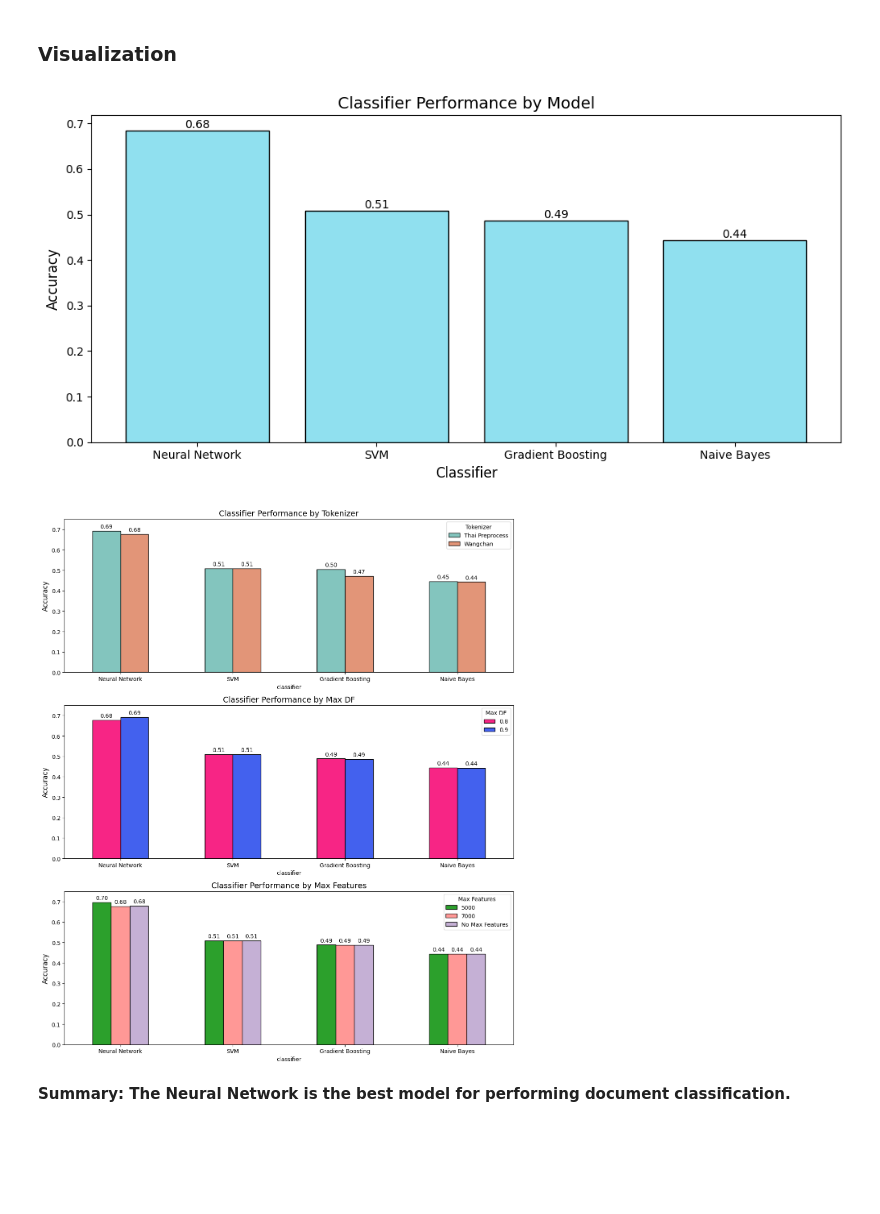
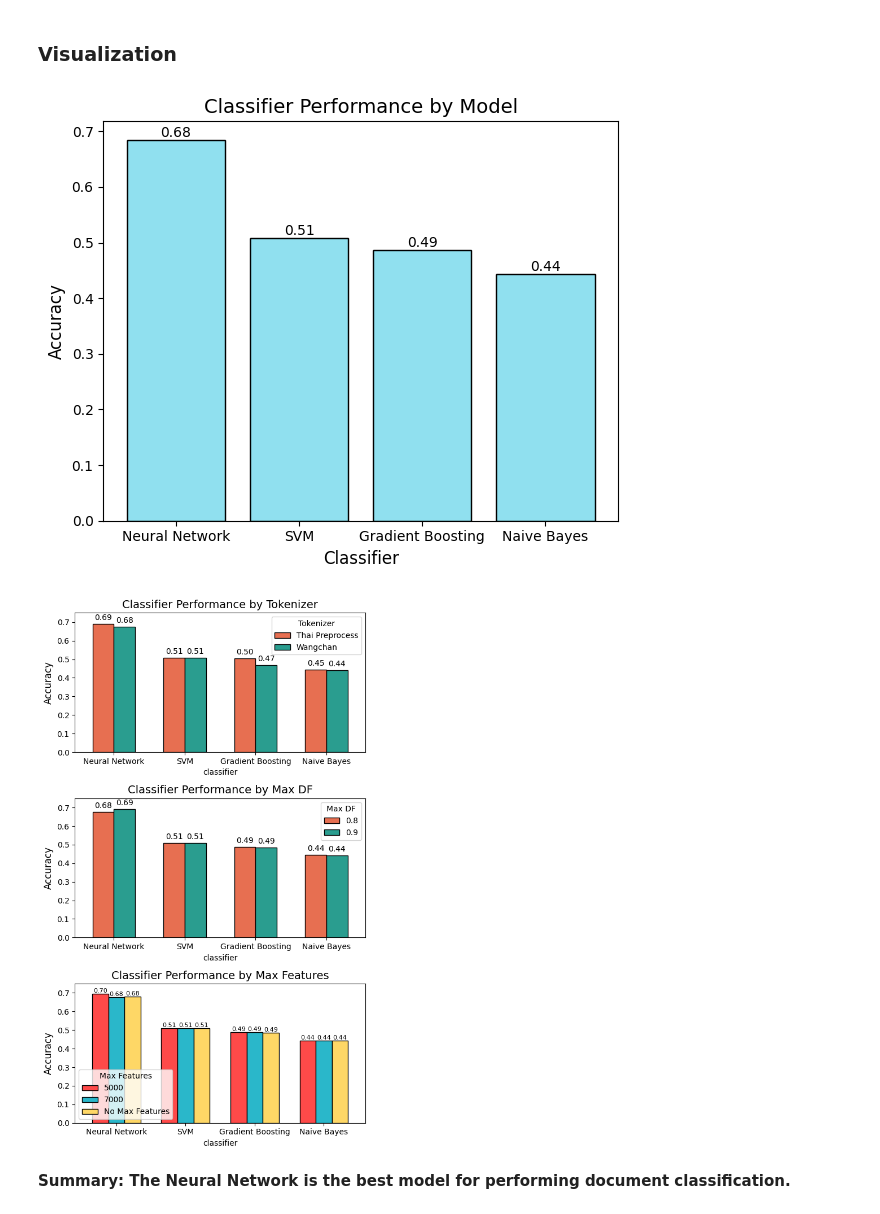
Before and after one commit to iffan20/Logistics-Research-Papers-Classification, a Jupyter notebook: code/06.Model_Evaluation.ipynb, the cells around one changed output. Drawn from its saved outputs; the diff is of its cells as text; code cells hidden in the pictures; blank space fills up the shorter version.

```diff
--- a/code/06.Model_Evaluation.ipynb
+++ b/code/06.Model_Evaluation.ipynb
@@ -90,34 +90,34 @@ model_scores['tokenizer'] = model_scores['tokenizer'].str.replace('_', ' ').str.
 # %%
 # Calculate the average accuracy per classifier and sort
 token_score = model_scores.groupby(['classifier'])['accuracy'].mean().reset_index().sort_values(by='accuracy', ascending=False)
 
 # Set the figure size
-plt.figure(figsize=(10, 5))
+plt.figure(figsize=(6, 5))
 
 # Create the bar plot
 bars = plt.bar(token_score['classifier'], token_score['accuracy'], edgecolor="black", color="#90e0ef")
 
 # Add data labels
 for bar in bars:
     plt.text(
         bar.get_x() + bar.get_width() / 2,  # X-coordinate
         bar.get_height(),  # Y-coordinate
         f'{bar.get_height():.2f}',  # Data label with 2 decimal places
         ha='center', va='bottom', fontsize=10  # Alignment and font size
     )
 
 # Add title and labels
 plt.title("Classifier Performance by Model", fontsize=14)
 plt.xlabel("Classifier", fontsize=12)
 plt.ylabel("Accuracy", fontsize=12)
 plt.xticks(rotation=0)
 
 # Adjust layout and show plot
 plt.tight_layout()
 plt.savefig('../images/performance_by_model.png', dpi = 300, bbox_inches = 'tight')
 plt.show()
 # %% [output]
-[figure, old version]
+[figure, new version]
 # %%
 # Group and pivot data
 order = ['Neural Network', 'SVM', 'Gradient Boosting', 'Naive Bayes']
@@ -134,14 +134,17 @@ df_score = model_scores.groupby(['classifier', 'max_df'])['accuracy'].mean().res
 df_pivot = df_score.pivot(index="classifier", columns="max_df", values="accuracy")
 df_pivot = df_pivot.reindex(order)
 # %%
-two_colors = ["#83c5be", "#e29578"]  # Set of two colors
-three_colors = ["#f72585", "#4361ee"]   # Set of three colors
+two_colors = ["#e76f51", "#2a9d8f"]  # Set of two colors
+three_colors = ["#fe4a49", "#2ab7ca", "#fed766"]   # Set of three colors
 
 # Plotting
-fig, axes = plt.subplots(3, 1, figsize=(12, 14))
+fig, axes = plt.subplots(3, 1, figsize=(6, 10))
+
+# Bar width adjustment
+bar_width = 0.6  # Adjust this value for desired width
 
 # Chart 1: Tokenizer
-token_pivot.plot(kind="bar", ax=axes[0], color=two_colors, edgecolor="black")
+token_pivot.plot(kind="bar", ax=axes[0], color=two_colors, edgecolor="black", width=bar_width)
 axes[0].set_title("Classifier Performance by Tokenizer", fontsize=14)
 axes[0].set_ylabel("Accuracy", fontsize=12)
 axes[0].legend(title="Tokenizer")
@@ -157,7 +160,7 @@ for p in axes[0].patches:
                      ha='center', fontsize=10)
 
 # Chart 2: Max DF
-df_pivot.plot(kind="bar", ax=axes[1], color=two_colors, edgecolor="black")
+df_pivot.plot(kind="bar", ax=axes[1], color=two_colors, edgecolor="black", width=bar_width)
 axes[1].set_title("Classifier Performance by Max DF", fontsize=14)
 axes[1].set_ylabel("Accuracy", fontsize=12)
 axes[1].legend(title="Max DF")
@@ -173,7 +176,7 @@ for p in axes[1].patches:
                      ha='center', fontsize=10)
 
 # Chart 3: Max Features
-features_pivot.plot(kind="bar", ax=axes[2], color=three_colors, edgecolor="black")
+features_pivot.plot(kind="bar", ax=axes[2], color=three_colors, edgecolor="black", width=0.7)
 axes[2].set_title("Classifier Performance by Max Features", fontsize=14)
 axes[2].set_ylabel("Accuracy", fontsize=12)
 axes[2].legend(title="Max Features")
@@ -184,15 +187,15 @@ axes[2].set_ylim(0, 0.75)  # Set y-axis limit
 for p in axes[2].patches:
     axes[2].annotate(f'{p.get_height():.2f}',
                      (p.get_x() + p.get_width() / 2., p.get_height()),
-                     xytext=(0, 5),
+                     xytext=(0, 1.5),
                      textcoords='offset points',
-                     ha='center', fontsize=10)
+                     ha='center', fontsize=8)
 
 # Adjust layout
 plt.tight_layout()
 plt.savefig('../images/performance_by_params.png', dpi=300, bbox_inches='tight')
 plt.show()
 # %% [output]
-[figure, old version]
+[figure, new version]
 # %% [markdown]
 **Summary: The Neural Network is the best model for performing document classification.**
```
Also changed, not shown: 16 other files.
